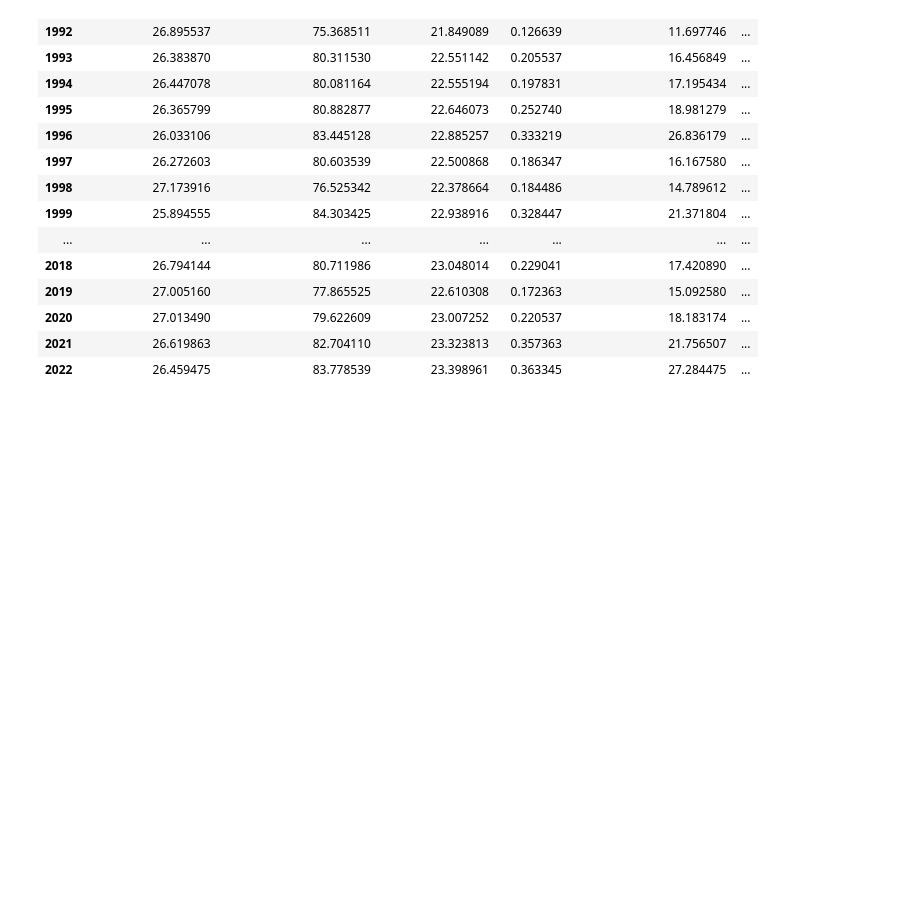
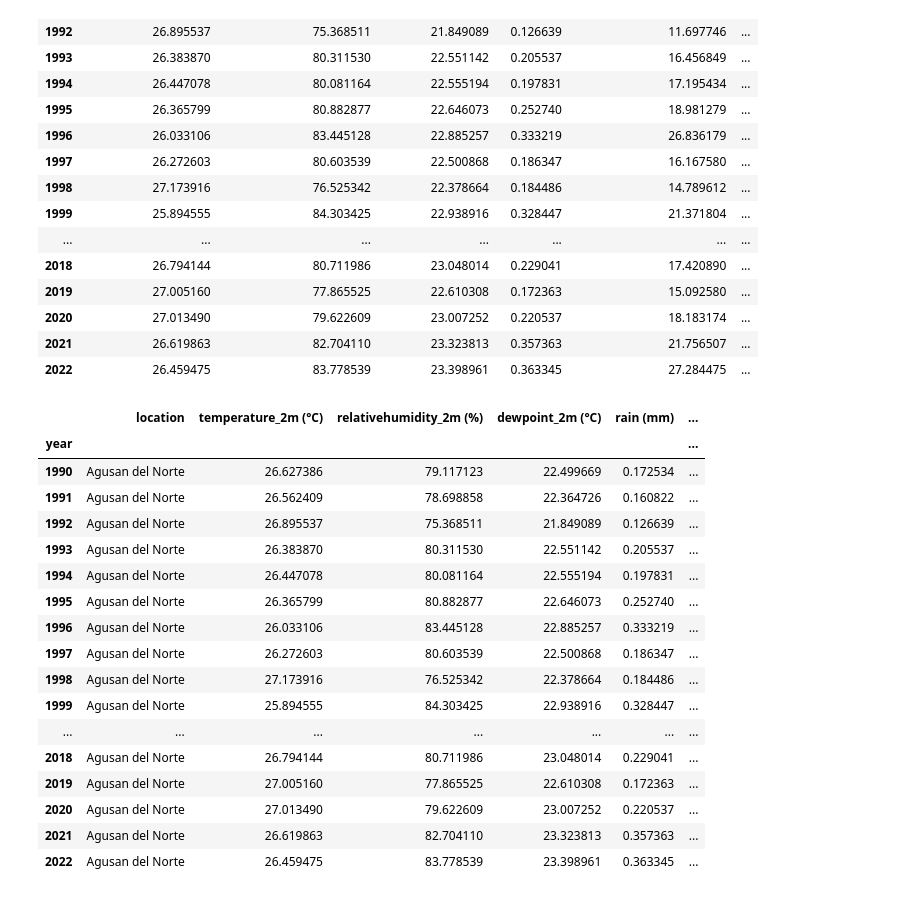
Before and after one commit to darahmanayaga/thesis-2, a Jupyter notebook: historical-data-hourly-to-annual.ipynb, the cells around one changed output. Drawn from its saved outputs; the diff is of its cells as text; code cells hidden in the pictures; blank space fills up the shorter version.

Commit message:
agusan del norte done

```diff
--- a/historical-data-hourly-to-annual.ipynb
+++ b/historical-data-hourly-to-annual.ipynb
@@ -425,3 +425,35 @@ agusan_norte_annual
 | 2020 | 27.013490 | 79.622609 | 23.007252 | 0.220537 | 18.183174 | ... |
 | 2021 | 26.619863 | 82.704110 | 23.323813 | 0.357363 | 21.756507 | ... |
 | 2022 | 26.459475 | 83.778539 | 23.398961 | 0.363345 | 27.284475 | ... |
+# %%
+agusan_norte_annual['location'] = 'Agusan del Norte'
+# %%
+agusan_norte_annual['location'] = ' Agusan del Norte'
+# %%
+agusan_norte_annual.loc[:,['location', 'temperature_2m (°C)', 'relativehumidity_2m (%)',
+       'dewpoint_2m (°C)', 'rain (mm)', 'weathercode (wmo code)',
+       'surface_pressure (hPa)', 'cloudcover (%)',
+       'et0_fao_evapotranspiration (mm)', 'vapor_pressure_deficit (kPa)',
+       'windspeed_10m (km/h)', 'winddirection_10m (°)', 'windgusts_10m (km/h)',
+       'soil_temperature_28_to_100cm (°C)',
+       'soil_moisture_28_to_100cm (m³/m³)', 'direct_radiation (W/m²)',
+       'diffuse_radiation (W/m²)']]
+# %% [output]
+|  | location | temperature_2m (°C) | relativehumidity_2m (%) | dewpoint_2m (°C) | rain (mm) | ... |
+| year |  |  |  |  |  | ... |
+| 1990 | Agusan del Norte | 26.627386 | 79.117123 | 22.499669 | 0.172534 | ... |
+| 1991 | Agusan del Norte | 26.562409 | 78.698858 | 22.364726 | 0.160822 | ... |
+| 1992 | Agusan del Norte | 26.895537 | 75.368511 | 21.849089 | 0.126639 | ... |
+| 1993 | Agusan del Norte | 26.383870 | 80.311530 | 22.551142 | 0.205537 | ... |
+| 1994 | Agusan del Norte | 26.447078 | 80.081164 | 22.555194 | 0.197831 | ... |
+| 1995 | Agusan del Norte | 26.365799 | 80.882877 | 22.646073 | 0.252740 | ... |
+| 1996 | Agusan del Norte | 26.033106 | 83.445128 | 22.885257 | 0.333219 | ... |
+| 1997 | Agusan del Norte | 26.272603 | 80.603539 | 22.500868 | 0.186347 | ... |
+| 1998 | Agusan del Norte | 27.173916 | 76.525342 | 22.378664 | 0.184486 | ... |
+| 1999 | Agusan del Norte | 25.894555 | 84.303425 | 22.938916 | 0.328447 | ... |
+| ... | ... | ... | ... | ... | ... | ... |
+| 2018 | Agusan del Norte | 26.794144 | 80.711986 | 23.048014 | 0.229041 | ... |
+| 2019 | Agusan del Norte | 27.005160 | 77.865525 | 22.610308 | 0.172363 | ... |
+| 2020 | Agusan del Norte | 27.013490 | 79.622609 | 23.007252 | 0.220537 | ... |
+| 2021 | Agusan del Norte | 26.619863 | 82.704110 | 23.323813 | 0.357363 | ... |
+| 2022 | Agusan del Norte | 26.459475 | 83.778539 | 23.398961 | 0.363345 | ... |
```
